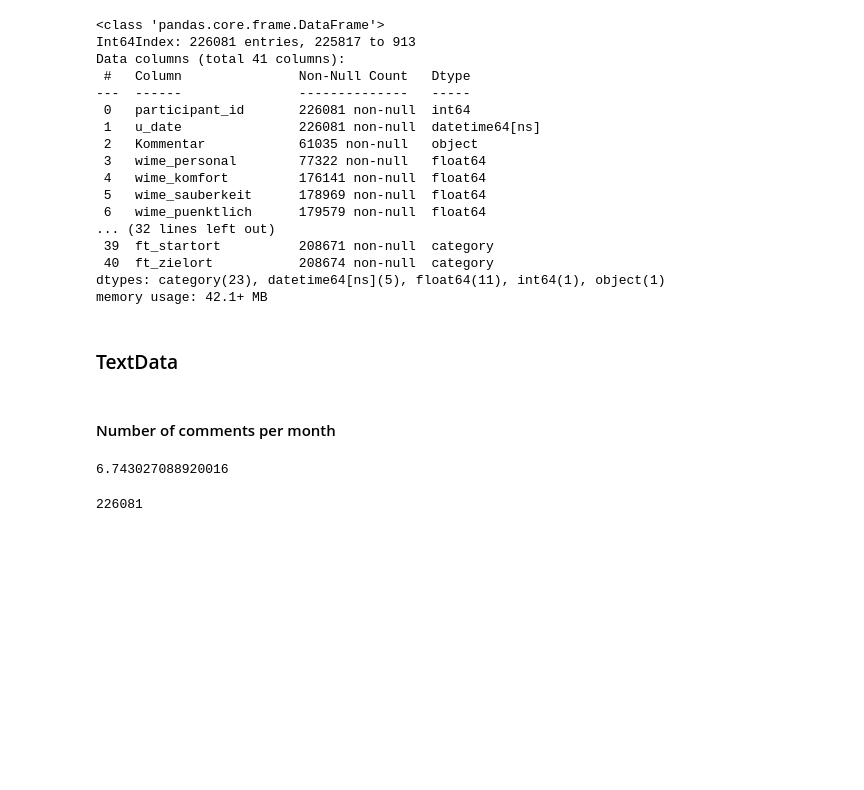
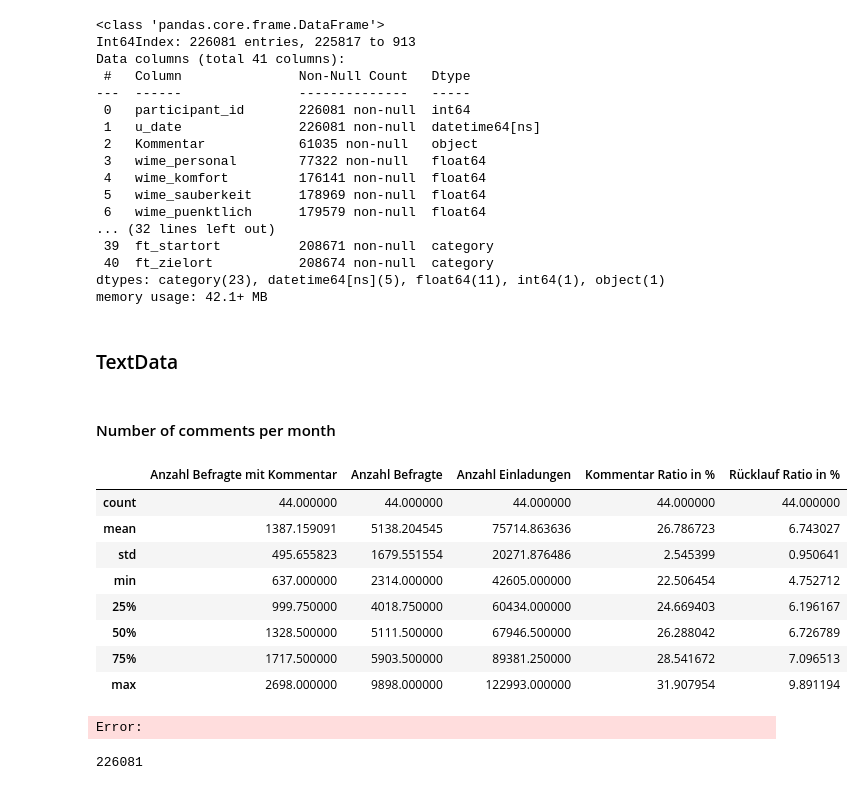
Before and after one commit to Faices/nlp-satisfaction, a Jupyter notebook: 03-EDA.ipynb, the cells around one changed output. Drawn from its saved outputs; the diff is of its cells as text; code cells hidden in the pictures; blank space fills up the shorter version.

```diff
--- a/03-EDA.ipynb
+++ b/03-EDA.ipynb
@@ -134,10 +134,19 @@ df_counts_month = df_counts_month.merge(invites_month, on='yearmonth', how='left
 df_counts_month.rename(columns = {'participant_id_x':'Anzahl Befragte mit Kommentar','participant_id_y':'Anzahl Befragte'}, inplace = True)
 df_counts_month['Kommentar Ratio in %'] = (df_counts_month['Anzahl Befragte mit Kommentar']/df_counts_month['Anzahl Befragte'])*100
 df_counts_month['Rücklauf Ratio in %'] = (df_counts_month['Anzahl Befragte']/df_counts_month['Anzahl Einladungen'])*100
-# %%
-df_counts_month['Rücklauf Ratio in %'].mean()
-# %% [output]
-6.743027088920016
+# %%
+df_counts_month.describe()
+# %% [output]
+|  | Anzahl Befragte mit Kommentar | Anzahl Befragte | Anzahl Einladungen | Kommentar Ratio in % | Rücklauf Ratio in % |
+| count | 44.000000 | 44.000000 | 44.000000 | 44.000000 | 44.000000 |
+| mean | 1387.159091 | 5138.204545 | 75714.863636 | 26.786723 | 6.743027 |
+| std | 495.655823 | 1679.551554 | 20271.876486 | 2.545399 | 0.950641 |
+| min | 637.000000 | 2314.000000 | 42605.000000 | 22.506454 | 4.752712 |
+| 25% | 999.750000 | 4018.750000 | 60434.000000 | 24.669403 | 6.196167 |
+| 50% | 1328.500000 | 5111.500000 | 67946.500000 | 26.288042 | 6.726789 |
+| 75% | 1717.500000 | 5903.500000 | 89381.250000 | 28.541672 | 7.096513 |
+| max | 2698.000000 | 9898.000000 | 122993.000000 | 31.907954 | 9.891194 |
+Error:
 # %%
 len(df)
 # %% [output]
```
Also changed, not shown: parts of 20 cells of this notebook, 15 other files.
